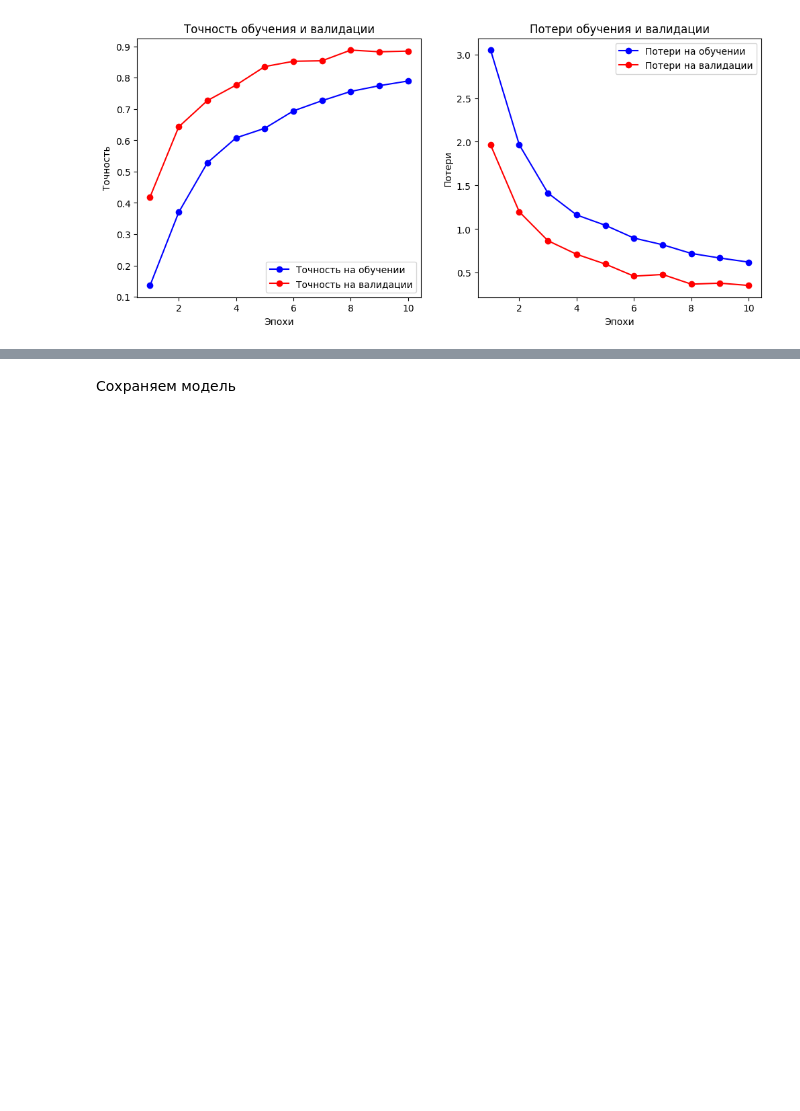
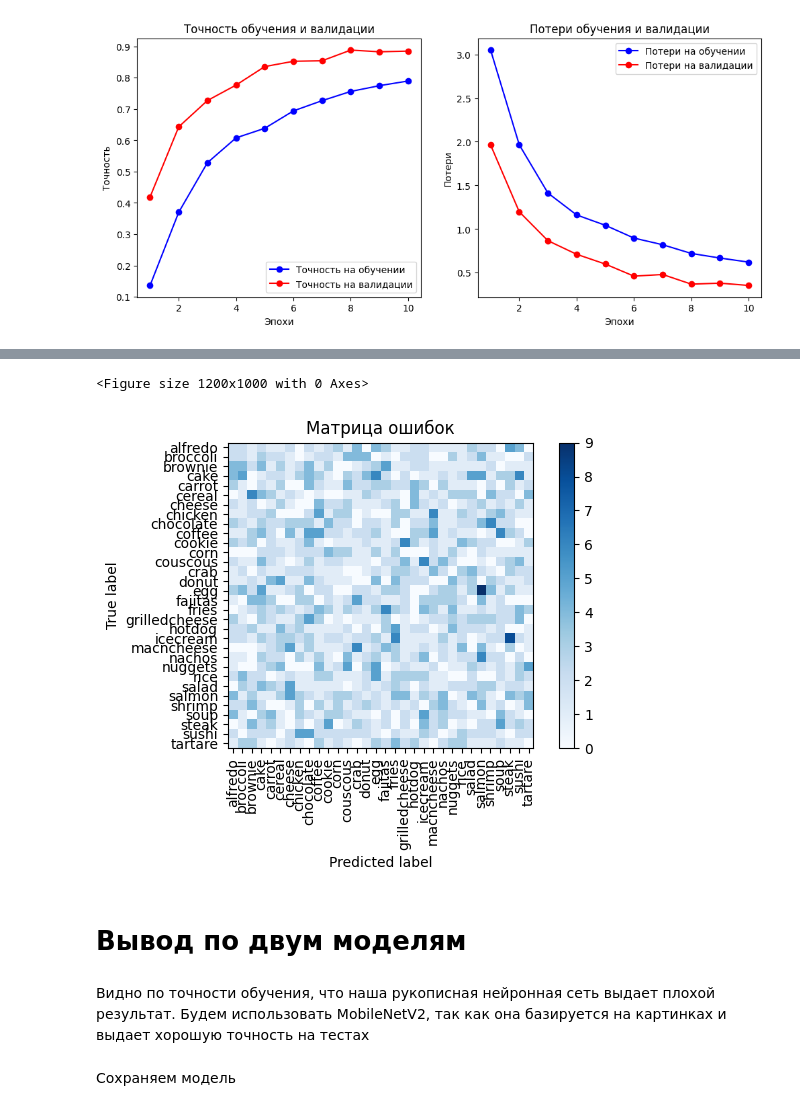
Before and after one commit to arinakataeva007/ML-DPO, a Jupyter notebook: Model/model2.ipynb, the cells around one changed output, grey strips where cells are left out. Cells and saved outputs as stored; diff of their text form; code cells hidden in the pictures; blank space fills up the shorter version.

```diff
--- a/Model/model2.ipynb
+++ b/Model/model2.ipynb
@@ -198,0 +199,5 @@ plt.show()
+# %%
+import os
+
+dataset_path = "image/"
+print(os.listdir(dataset_path))
@@ -576,0 +339,23 @@ show_images(correct_indices, "Правильные предсказания")
+# %%
+import numpy as np
+from sklearn.metrics import confusion_matrix, ConfusionMatrixDisplay
+import matplotlib.pyplot as plt
+
+val_steps = validation_generator.samples // validation_generator.batch_size + 1
+
+predictions = model.predict(validation_generator, steps=val_steps)
+y_pred = np.argmax(predictions, axis=1)
+
+y_true = validation_generator.classes
+y_pred = y_pred[:len(y_true)]
+
+cm = confusion_matrix(y_true, y_pred)
+labels = list(validation_generator.class_indices.keys())
+
+plt.figure(figsize=(12, 10))
+disp = ConfusionMatrixDisplay(confusion_matrix=cm, display_labels=labels)
+disp.plot(xticks_rotation=90, cmap='Blues', include_values=False)
+plt.title("Матрица ошибок")
+plt.tight_layout()
+plt.show()
+# %% [output]
@@ -577,3 +363,9 @@ show_images(correct_indices, "Правильные предсказания")
+<Figure size 1200x1000 with 0 Axes>
+[figure, added]
+# %% [markdown]
+# Вывод по двум моделям
+# %% [markdown]
+Видно по точности обучения, что наша рукописная нейронная сеть выдает плохой результат. Будем использовать MobileNetV2, так как она базируется на картинках и выдает хорошую точность на тестах
 # %% [markdown]
 Сохраняем модель
 # %%
```
Also changed, not shown: parts of 19 cells of this notebook.
